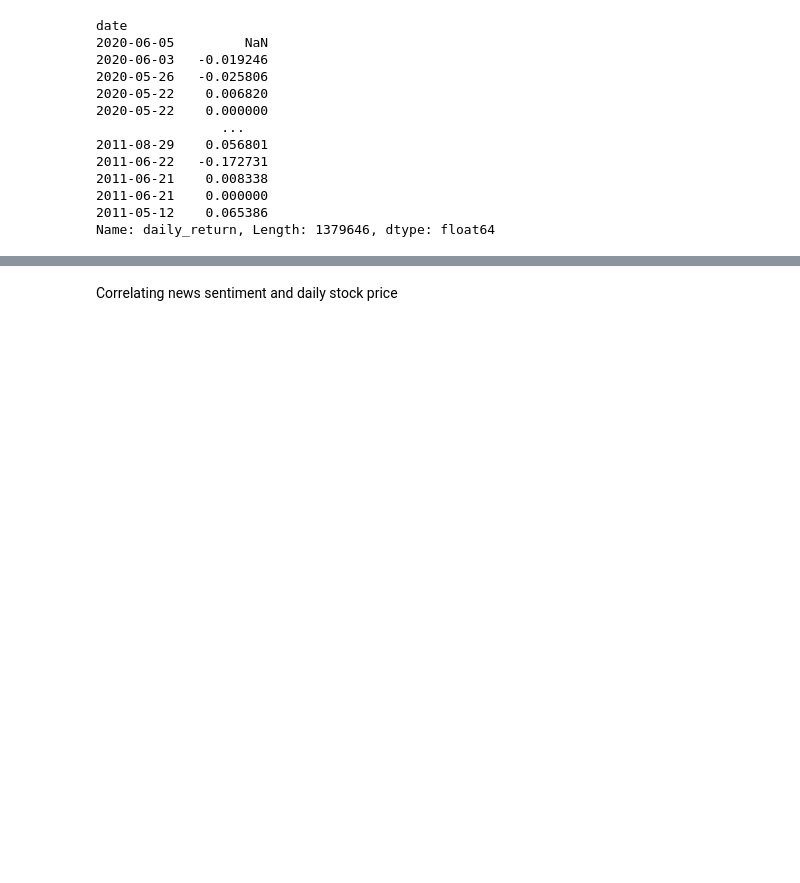
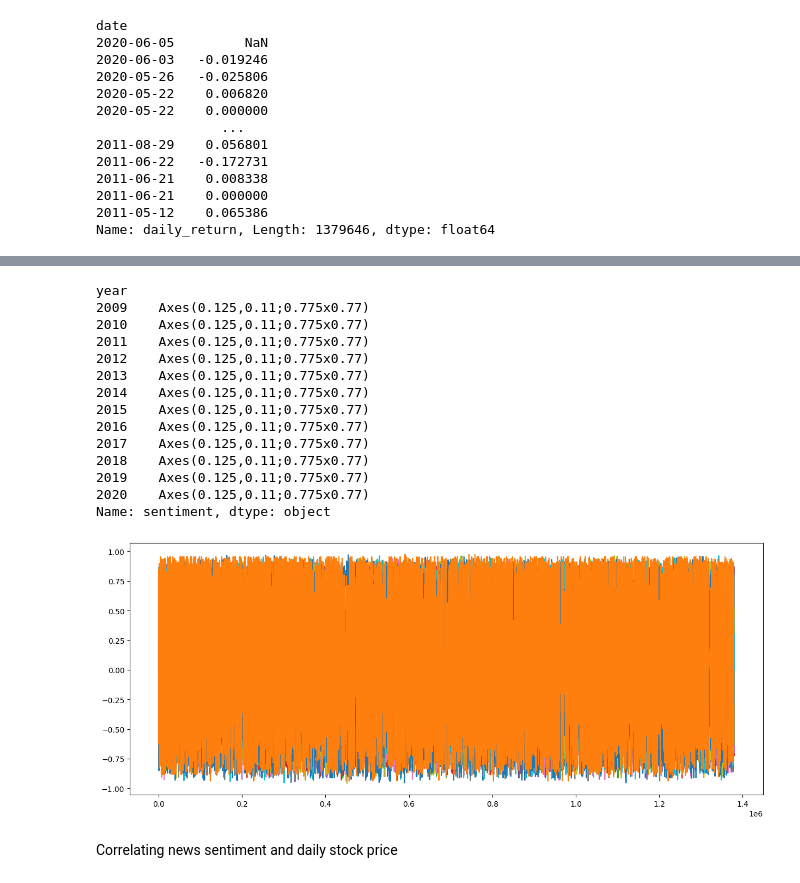
Before and after one commit to abrehamashebir/AIM-Week_1, a Jupyter notebook: notebooks/sentiment.ipynb, the cells around one changed output, grey strips where cells are left out. Cells and saved outputs as stored; diff of their text form; code cells hidden in the pictures; blank space fills up the shorter version.

```diff
--- a/notebooks/sentiment.ipynb
+++ b/notebooks/sentiment.ipynb
@@ -485,0 +534,2 @@ KeyError: 'date'
+# %%
+merged_data['year']= merged_data['date'].dt.year
@@ -486,3 +554,21 @@ KeyError: 'date'
+# %%
+merged_data.groupby('year')['sentiment'].plot(figsize=(15,6))
+# %% [output]
+year
+2009    Axes(0.125,0.11;0.775x0.77)
+2010    Axes(0.125,0.11;0.775x0.77)
+2011    Axes(0.125,0.11;0.775x0.77)
+2012    Axes(0.125,0.11;0.775x0.77)
+2013    Axes(0.125,0.11;0.775x0.77)
+2014    Axes(0.125,0.11;0.775x0.77)
+2015    Axes(0.125,0.11;0.775x0.77)
+2016    Axes(0.125,0.11;0.775x0.77)
+2017    Axes(0.125,0.11;0.775x0.77)
+2018    Axes(0.125,0.11;0.775x0.77)
+2019    Axes(0.125,0.11;0.775x0.77)
+2020    Axes(0.125,0.11;0.775x0.77)
+Name: sentiment, dtype: object
+[figure, added]
 # %% [markdown]
 Correlating news sentiment and daily stock price
 # %%
```
Also changed, not shown: parts of 19 cells of this notebook, 1 other file.
